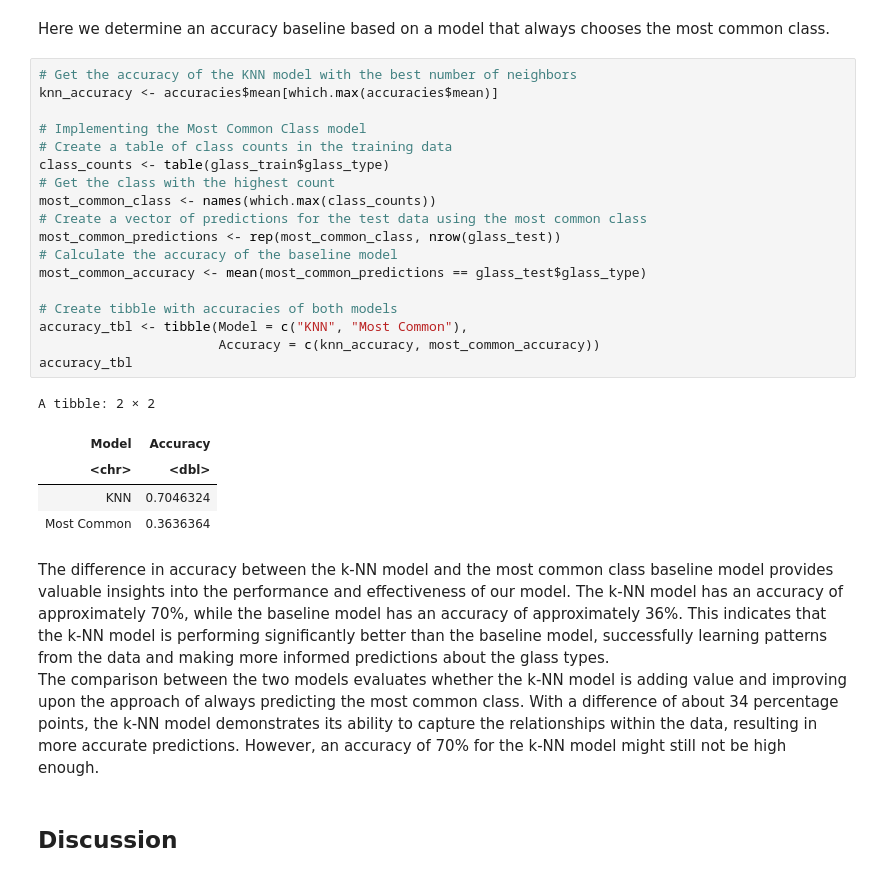
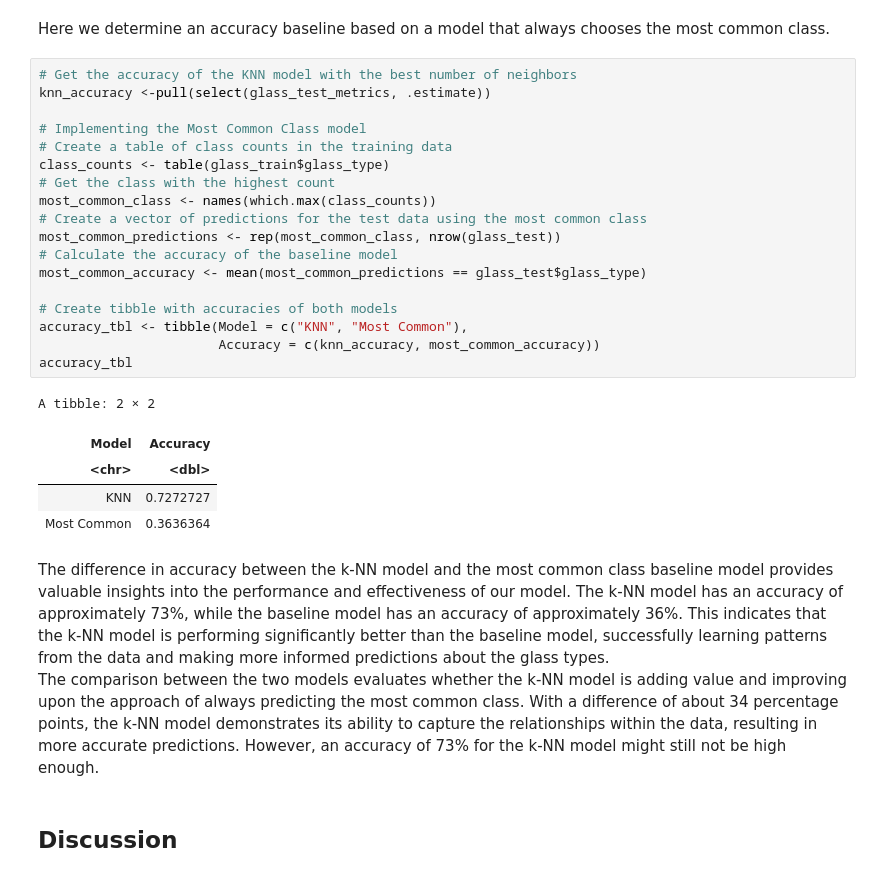
Before and after one commit to omairqazi29/DSCI100, a Jupyter notebook: Report.ipynb, the cells around one changed output. Saved outputs shown, nothing was run; the diff lists cells and outputs as text.

```diff
--- a/Report.ipynb
+++ b/Report.ipynb
@@ -370,31 +369,31 @@ A tibble: 6 × 2
 Here we determine an accuracy baseline based on a model that always chooses the most common class.
 # %%
 # Get the accuracy of the KNN model with the best number of neighbors
-knn_accuracy <- accuracies$mean[which.max(accuracies$mean)]
+knn_accuracy <-pull(select(glass_test_metrics, .estimate))
 
 # Implementing the Most Common Class model
 # Create a table of class counts in the training data
 class_counts <- table(glass_train$glass_type)
 # Get the class with the highest count
 most_common_class <- names(which.max(class_counts))
 # Create a vector of predictions for the test data using the most common class
 most_common_predictions <- rep(most_common_class, nrow(glass_test))
 # Calculate the accuracy of the baseline model
 most_common_accuracy <- mean(most_common_predictions == glass_test$glass_type)
 
 # Create tibble with accuracies of both models
 accuracy_tbl <- tibble(Model = c("KNN", "Most Common"),
                        Accuracy = c(knn_accuracy, most_common_accuracy))
 accuracy_tbl
 # %% [output]
 A tibble: 2 × 2
 | Model | Accuracy |
 | <chr> | <dbl> |
-| KNN | 0.7046324 |
+| KNN | 0.7272727 |
 | Most Common | 0.3636364 |
 # %% [markdown]
-The difference in accuracy between the k-NN model and the most common class baseline model provides valuable insights into the performance and effectiveness of our model. The k-NN model has an accuracy of approximately 70%, while the baseline model has an accuracy of approximately 36%. This indicates that the k-NN model is performing significantly better than the baseline model, successfully learning patterns from the data and making more informed predictions about the glass types. <br/>
-The comparison between the two models evaluates whether the k-NN model is adding value and improving upon the approach of always predicting the most common class. With a difference of about 34 percentage points, the k-NN model demonstrates its ability to capture the relationships within the data, resulting in more accurate predictions. However, an accuracy of 70% for the k-NN model might still not be high enough.
+The difference in accuracy between the k-NN model and the most common class baseline model provides valuable insights into the performance and effectiveness of our model. The k-NN model has an accuracy of approximately 73%, while the baseline model has an accuracy of approximately 36%. This indicates that the k-NN model is performing significantly better than the baseline model, successfully learning patterns from the data and making more informed predictions about the glass types. <br/>
+The comparison between the two models evaluates whether the k-NN model is adding value and improving upon the approach of always predicting the most common class. With a difference of about 34 percentage points, the k-NN model demonstrates its ability to capture the relationships within the data, resulting in more accurate predictions. However, an accuracy of 73% for the k-NN model might still not be high enough.
 # %% [markdown]
 ## Discussion
 # %% [markdown]
```
Also changed, not shown: parts of 19 cells of this notebook.
